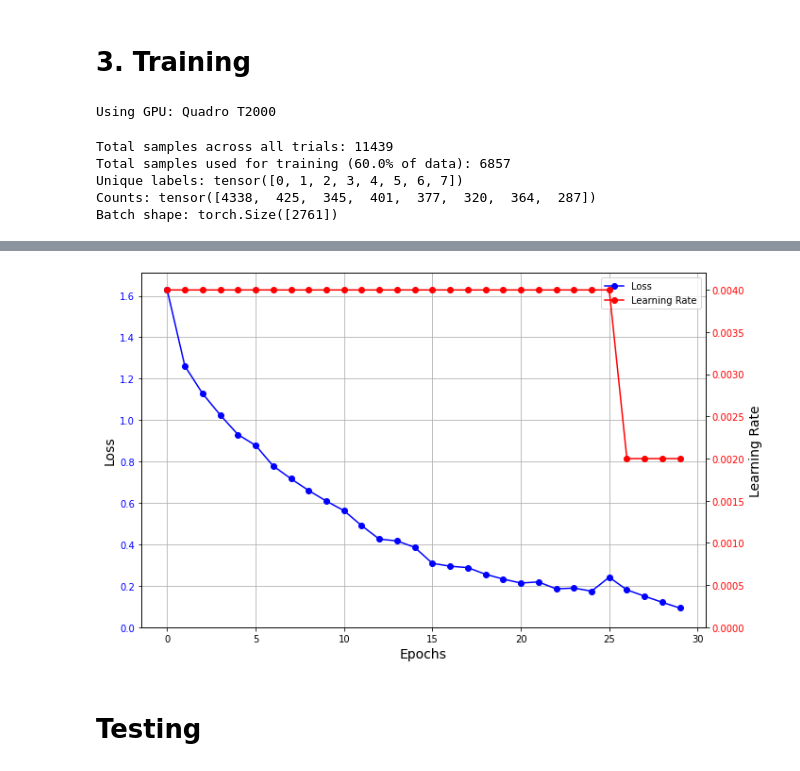
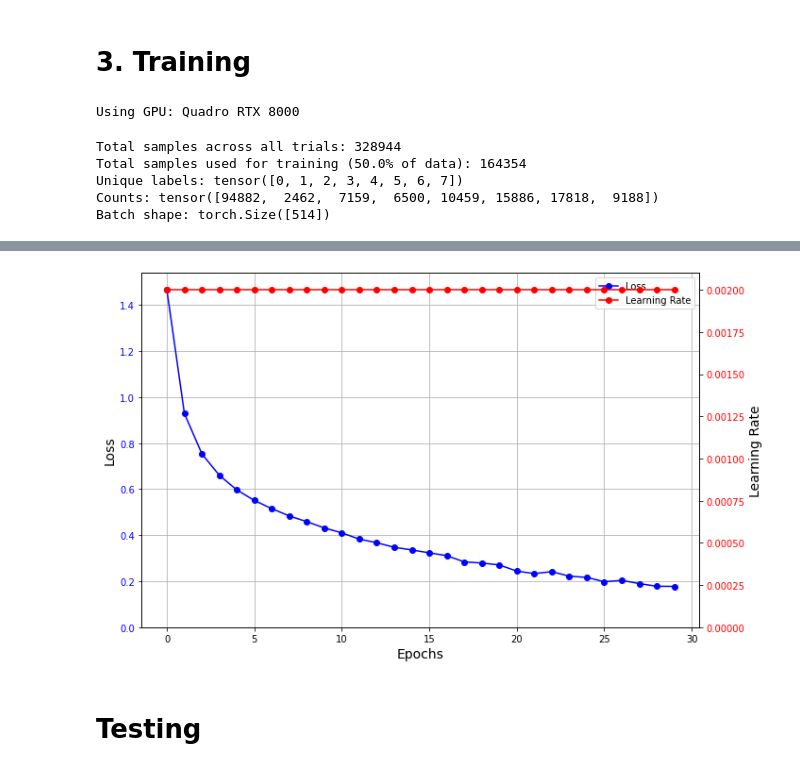
Before and after one commit to rezayati/contactInterpretation, a Jupyter notebook: AIModels/training_pipeline.ipynb, the cells around one changed output, grey strips where cells are left out. Cells and saved outputs as stored; diff of their text form; code cells hidden in the pictures.

```diff
--- a/AIModels/training_pipeline.ipynb
+++ b/AIModels/training_pipeline.ipynb
@@ -38,9 +38,10 @@ class LoadSeqDataset(Dataset):
         # Define dtype for selected features and label
         dtypes = {col: 'float32' for col in selected_features}
         dtypes['label'] = 'int8'  # Set label as an integer type
+        dtypes['time'] = 'float32'  # Set label as an integer type
         # Load data and process into sequences
 
-        self.data = pd.read_csv(file_path, usecols=selected_features + ['label'], dtype = dtypes)
+        self.data = pd.read_csv(file_path, usecols=selected_features + ['label', 'time'], dtype = dtypes)
         self.data.drop(columns='index', inplace=True, errors='ignore')
         self.data.label = self.data.label * label.item()
         self.df = self.data
@@ -300,9 +301,9 @@ class cnnLSTM(nn.Module):
         self.normalization = ZScoreNormalization()
 
          # Define the 1D CNN layers
-        self.cnn1 = nn.Conv1d(in_channels=num_features_joints, out_channels=64, kernel_size=3, padding=1)
-        self.cnn2 = nn.Conv1d(in_channels=64, out_channels=128, kernel_size=3, padding=1)
-        self.cnn3 = nn.Conv1d(in_channels=128, out_channels=128, kernel_size=3, padding=1)
+        self.cnn1 = nn.Conv1d(in_channels=num_features_joints, out_channels=64, kernel_size=5, padding=2)
+        self.cnn2 = nn.Conv1d(in_channels=64, out_channels=128, kernel_size=3, padding=2)
+        self.cnn3 = nn.Conv1d(in_channels=128, out_channels=128, kernel_size=5, padding=2)
 
 
         self.relu = nn.ReLU()
@@ -345,11 +346,11 @@ class cnnLSTM(nn.Module):
         cnn_input = normalized_input.permute(0, 2, 1)
 
         # Apply CNN layers
-        cnn_out = self.relu(self.bn1(self.cnn1(cnn_input)))
-        cnn_out = self.relu(self.bn2(self.cnn2(cnn_out)))
+        cnn_out = self.relu(self.cnn1(cnn_input))
+        cnn_out = self.relu(self.cnn2(cnn_out))
         cnn_out = self.relu(self.bn3(self.cnn3(cnn_out)))
 
-        # Reshape for LSTM: (batch_size, sequence_length, input_size)
+        # Reshape for LSTM: (batch_size, sequence_l98pength, input_size)
         cnn_out = cnn_out.permute(0, 2, 1)
 
         # LSTM layer
@@ -363,7 +364,6 @@ class cnnLSTM(nn.Module):
         else:
             lstm_out, _ = self.lstm(cnn_out)
 
-        lstm_out = self.dropout(lstm_out)
 
         # Apply dropout
         lstm_out = self.dropout(lstm_out)
@@ -538,11 +538,11 @@ def plot_accuracies(pre_accuracies, post_accuracies, dataloader_names, model_nam
 from torch.utils.data import Subset, ConcatDataset
 
 robot_dof = 7
-seq_num = 28
+seq_num = 80
 gap = 5
 selected_features = [f'e{i}' for i in range(robot_dof)]#+[ f'de{i}' for i in range(robot_dof)]
 
-batch_size = 4096
+batch_size = 8000
 num_classes = 8
 
 torch.manual_seed(2020)
@@ -556,7 +556,7 @@ if device.type == "cuda":
 
 # Build the model
 model_lstmBlock = lstmBlock(num_features_joints=seq_num, num_layers=1, hidden_size=64, dropout=0.2, bidirectional=True)
-model_cnnLSTM = cnnLSTM(num_features_joints=seq_num, num_layers=2, hidden_size=128, dropout=0.7, bidirectional=False)
+model_cnnLSTM = cnnLSTM(num_features_joints=seq_num, num_layers=3, hidden_size=128, dropout=0.7, bidirectional=False)
 models = [model_lstmBlock, model_cnnLSTM]
 models_names = ['model_lstmBlock',  'model_cnnLSTM',]
 for model in models:
@@ -564,12 +564,12 @@ for model in models:
 
 loss_fn = nn.CrossEntropyLoss()
 # %% [output]
-Using GPU: Quadro T2000
+Using GPU: Quadro RTX 8000
 # %%
 # Load data and create training and testing sets
-dataset_ratio = 0.6
+dataset_ratio = 0.5
 
-data_path = os.getcwd().replace('AIModels','') +'/dataset/franka_mindlab/labeled_data/'
+data_path = os.getcwd().replace('AIModels','') +'/dataset/franka_main/labeled_data/'
 #dict_label = dict_label = {'link7': 6, 'link6':5, 'link5':4, 'link4':3, 'link3':2, 'link2':1, 'link1':0}
 dict_label = dict_label = {'link7': 7, 'link6':6, 'link5':5, 'link4':4, 'link3':3, 'link2':2, 'link1':1, 'no_contact': 0}
 
@@ -616,20 +616,19 @@ print(f"Unique labels: {unique_labels}")
 print(f"Counts: {counts}")
 print(f"Batch shape: {y_batch.shape}")
 # %% [output]
-Total samples across all trials: 11439
-Total samples used for training (60.0% of data): 6857
+Total samples across all trials: 328944
+Total samples used for training (50.0% of data): 164354
 Unique labels: tensor([0, 1, 2, 3, 4, 5, 6, 7])
-Counts: tensor([4338,  425,  345,  401,  377,  320,  364,  287])
-Batch shape: torch.Size([2761])
+Counts: tensor([94882,  2462,  7159,  6500, 10459, 15886, 17818,  9188])
+Batch shape: torch.Size([514])
 # %%
 # Create a DataLoader for the combined dataset
 train_dataloader = DataLoader(master_dataset_franka, batch_size=batch_size, shuffle=True)
 
 n_epochs = [35, 30]
 
-lrs = [0.04, 0.004]
+lrs = [0.04, 0.002]
 lr_threshold = 0.0005
-
 for ii in [1]:#range(len(models)):
     model = models[ii]
     #model.lstm.flatten_parameters()
@@ -698,4 +697,4 @@ Epoch: 30/[35, 30] - learning rate: 0.00200, classification loss: 0.0928
-[figure, old version]
+[figure, new version]
 # %% [markdown]
 # Testing
 # %%
```
Also changed, not shown: parts of 4 cells of this notebook, 1 other file.
